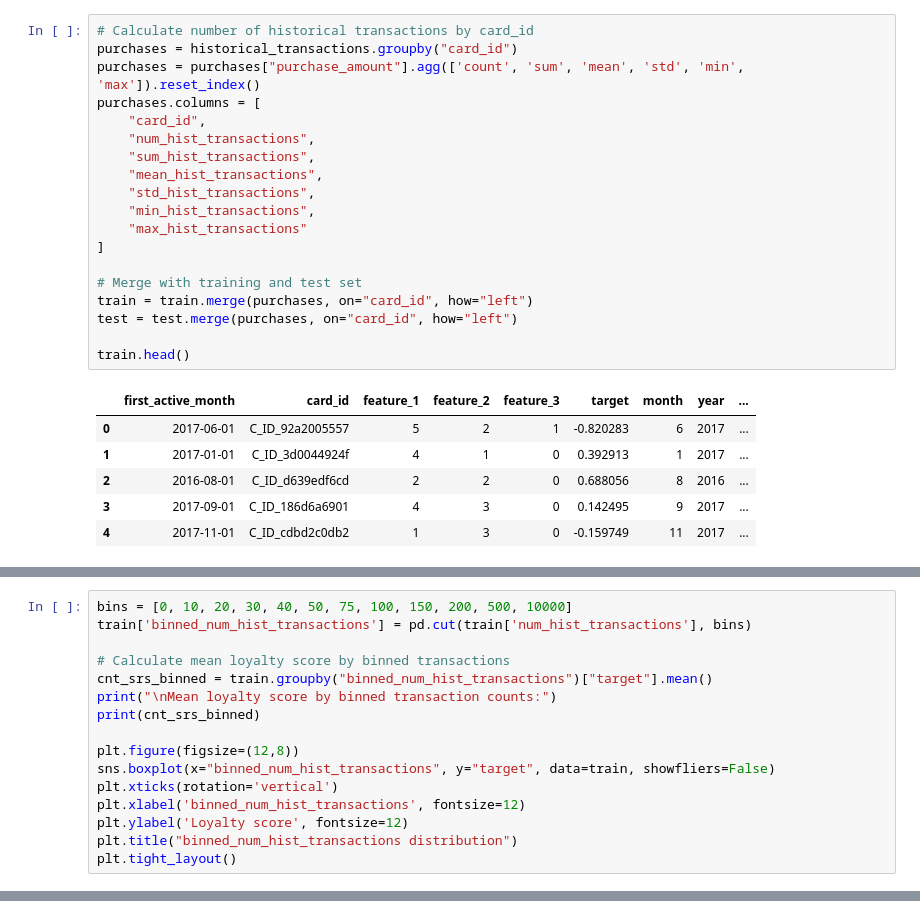
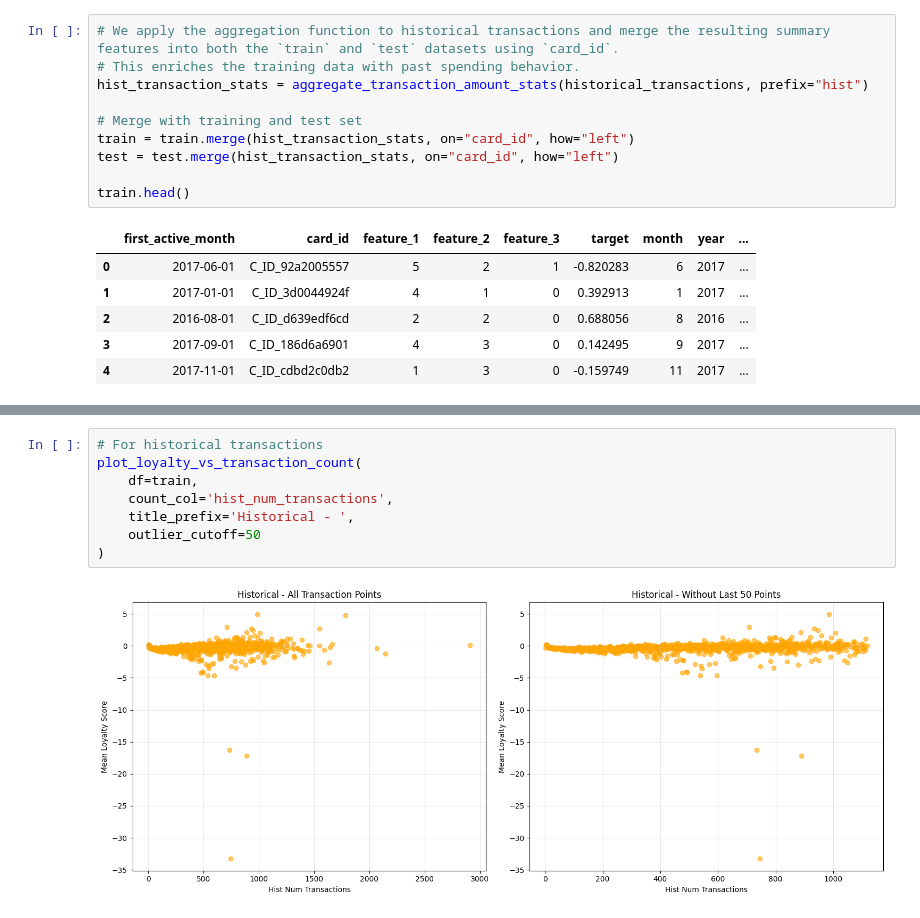
Before and after one commit to pettoss/AAI-510-project, a Jupyter notebook: data_processing.ipynb, the cells around one changed output, grey strips where cells are left out. Drawn from its saved outputs; the diff is of its cells as text.

```diff
--- a/data_processing.ipynb
+++ b/data_processing.ipynb
@@ -79,20 +90,11 @@ historical_transactions.head()
 # %%
-# Calculate number of historical transactions by card_id
-purchases = historical_transactions.groupby("card_id")
-purchases = purchases["purchase_amount"].agg(['count', 'sum', 'mean', 'std', 'min', 'max']).reset_index()
-purchases.columns = [
-    "card_id",
-    "num_hist_transactions",
-    "sum_hist_transactions",
-    "mean_hist_transactions",
-    "std_hist_transactions",
-    "min_hist_transactions",
-    "max_hist_transactions"
-]
+# We apply the aggregation function to historical transactions and merge the resulting summary features into both the `train` and `test` datasets using `card_id`.
+# This enriches the training data with past spending behavior.
+hist_transaction_stats = aggregate_transaction_amount_stats(historical_transactions, prefix="hist")
 
 # Merge with training and test set
-train = train.merge(purchases, on="card_id", how="left")
-test = test.merge(purchases, on="card_id", how="left")
+train = train.merge(hist_transaction_stats, on="card_id", how="left")
+test = test.merge(hist_transaction_stats, on="card_id", how="left")
 
 train.head()
 # %% [output]
@@ -133,16 +106,0 @@ plt.tight_layout()
-# %%
-bins = [0, 10, 20, 30, 40, 50, 75, 100, 150, 200, 500, 10000]
-train['binned_num_hist_transactions'] = pd.cut(train['num_hist_transactions'], bins)
-
-# Calculate mean loyalty score by binned transactions
-cnt_srs_binned = train.groupby("binned_num_hist_transactions")["target"].mean()
-print("\nMean loyalty score by binned transaction counts:")
-print(cnt_srs_binned)
-
-plt.figure(figsize=(12,8))
-sns.boxplot(x="binned_num_hist_transactions", y="target", data=train, showfliers=False)
-plt.xticks(rotation='vertical')
-plt.xlabel('binned_num_hist_transactions', fontsize=12)
-plt.ylabel('Loyalty score', fontsize=12)
-plt.title("binned_num_hist_transactions distribution")
-plt.tight_layout()
@@ -164,0 +160,10 @@ Name: target, dtype: float64
+# %%
+# For historical transactions
+plot_loyalty_vs_transaction_count(
+    df=train,
+    count_col='hist_num_transactions',
+    title_prefix='Historical - ',
+    outlier_cutoff=50
+)
+# %% [output]
+[figure, added]
```
Also changed, not shown: parts of 18 cells of this notebook.
